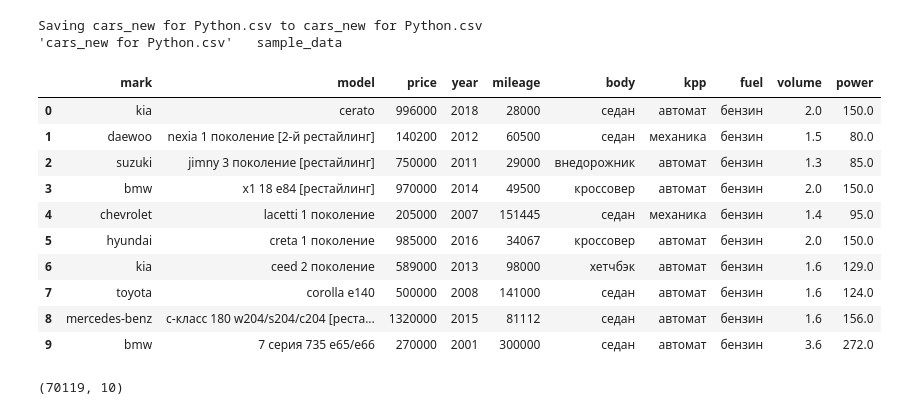
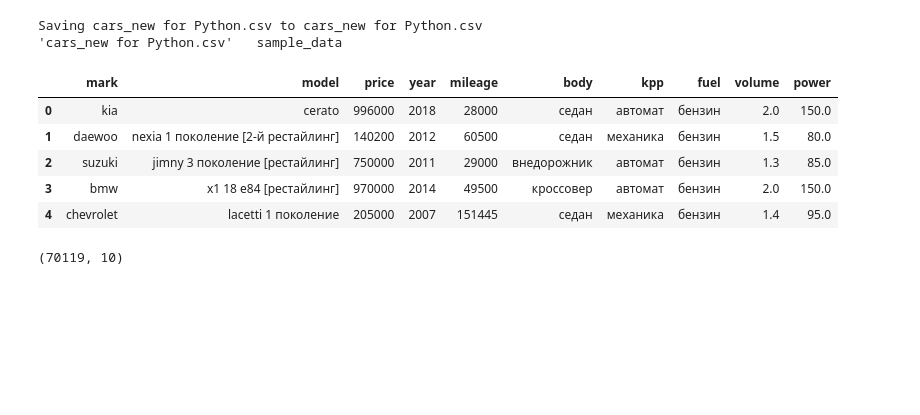
Before and after one commit to errec-sun/brain, a Jupyter notebook: Copy_of_Февральский_курс_Pro_Занятие_2_Предсказание_цен_машин_с_Юлы.ipynb, the cells around one changed output. Cells and saved outputs as stored; diff of their text form; code cells hidden in the pictures; blank space fills up the shorter version.

```diff
--- a/Copy_of_Февральский_курс_Pro_Занятие_2_Предсказание_цен_машин_с_Юлы.ipynb
+++ b/Copy_of_Февральский_курс_Pro_Занятие_2_Предсказание_цен_машин_с_Юлы.ipynb
@@ -30,19 +28,14 @@ Saving cars_new for Python.csv to cars_new for Python.csv
 # %%
 #Считываем csv с помощью pandas
 cars = pd.read_csv('cars_new for Python.csv', sep=',')
-cars[:10] #Выводим первые 5 машин
+cars[:5] #Выводим первые 5 машин
 # %% [output]
 |  | mark | model | price | year | mileage | body | kpp | fuel | volume | power |
 | 0 | kia | cerato | 996000 | 2018 | 28000 | седан | автомат | бензин | 2.0 | 150.0 |
 | 1 | daewoo | nexia 1 поколение [2-й рестайлинг] | 140200 | 2012 | 60500 | седан | механика | бензин | 1.5 | 80.0 |
 | 2 | suzuki | jimny 3 поколение [рестайлинг] | 750000 | 2011 | 29000 | внедорожник | автомат | бензин | 1.3 | 85.0 |
 | 3 | bmw | x1 18 e84 [рестайлинг] | 970000 | 2014 | 49500 | кроссовер | автомат | бензин | 2.0 | 150.0 |
 | 4 | chevrolet | lacetti 1 поколение | 205000 | 2007 | 151445 | седан | механика | бензин | 1.4 | 95.0 |
-| 5 | hyundai | creta 1 поколение | 985000 | 2016 | 34067 | кроссовер | автомат | бензин | 2.0 | 150.0 |
-| 6 | kia | ceed 2 поколение | 589000 | 2013 | 98000 | хетчбэк | автомат | бензин | 1.6 | 129.0 |
-| 7 | toyota | corolla e140 | 500000 | 2008 | 141000 | седан | автомат | бензин | 1.6 | 124.0 |
-| 8 | mercedes-benz | c-класс 180 w204/s204/c204 [реста... | 1320000 | 2015 | 81112 | седан | автомат | бензин | 1.6 | 156.0 |
-| 9 | bmw | 7 серия 735 e65/e66 | 270000 | 2001 | 300000 | седан | автомат | бензин | 3.6 | 272.0 |
 # %%
 print(cars.values.shape)
 # %% [output]
```
Also changed, not shown: parts of 50 cells of this notebook.
